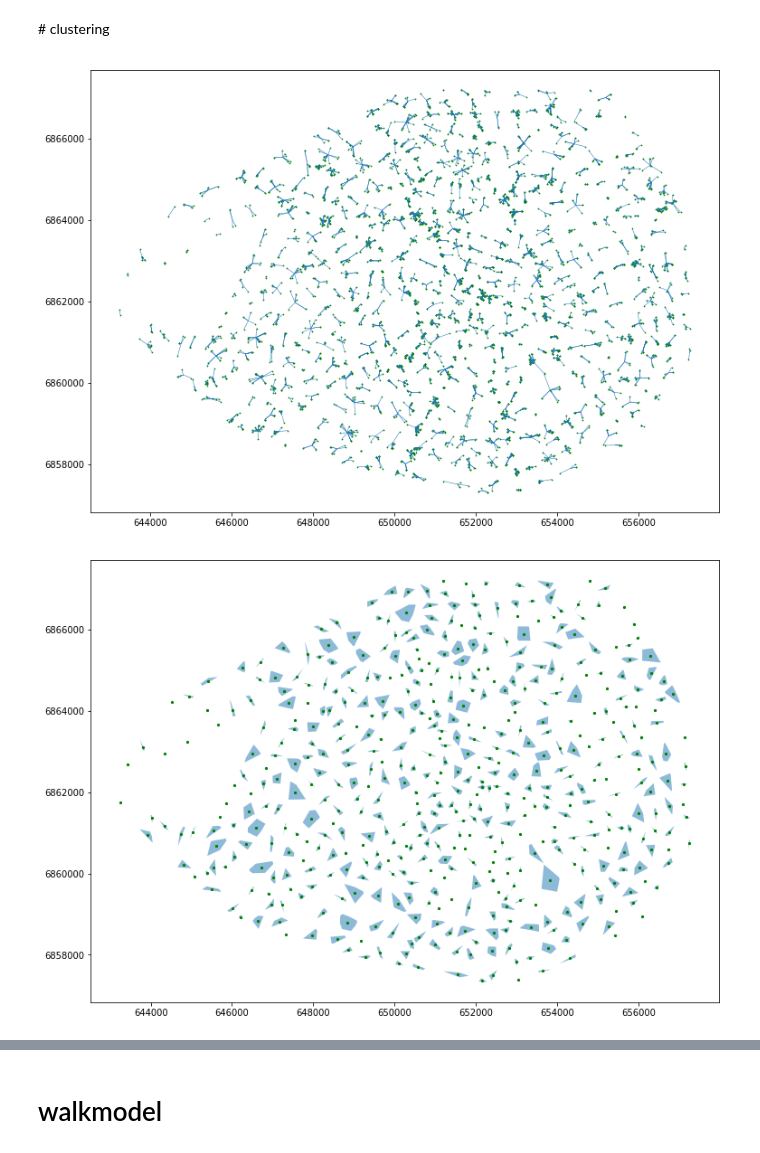
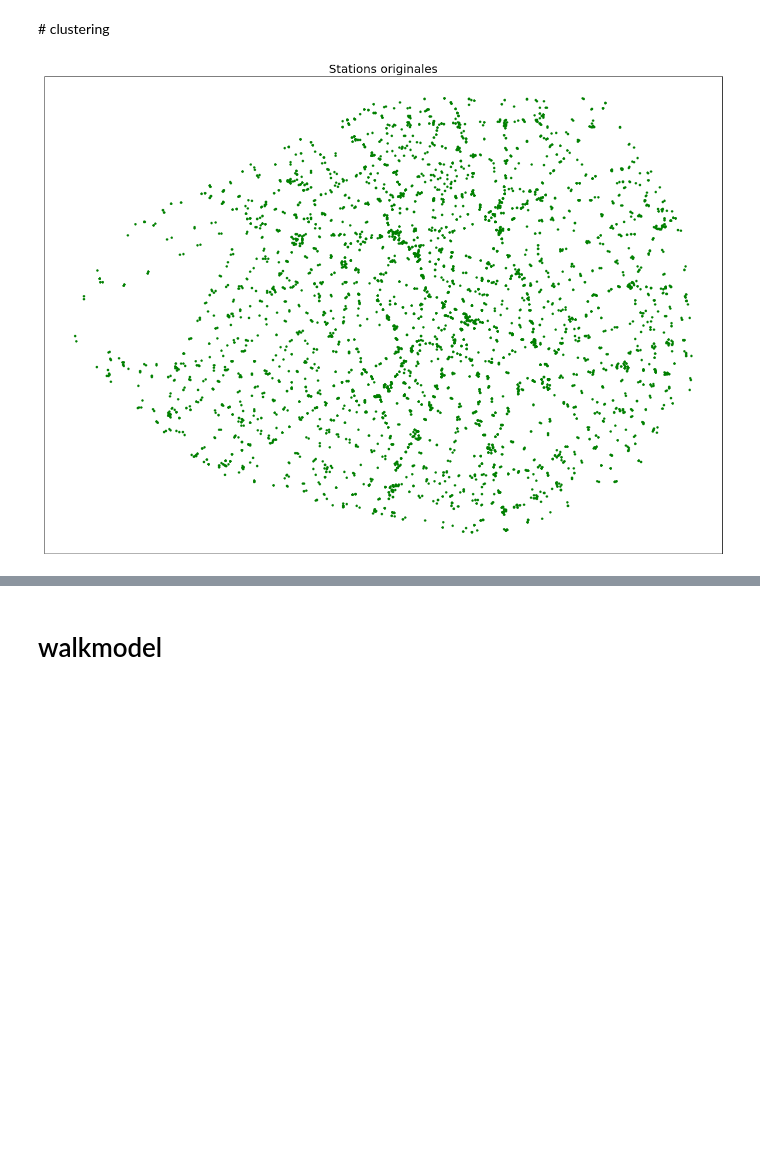
Before and after one commit to qchasserieau/paris, a Jupyter notebook: notebooks/preparation/70_walkmodel.ipynb, the cells around one changed output, grey strips where cells are left out. Drawn from its saved outputs; the diff is of its cells as text; code cells hidden in the pictures; blank space fills up the shorter version.

Commit message:
add french plots in example

```diff
--- a/notebooks/preparation/70_walkmodel.ipynb
+++ b/notebooks/preparation/70_walkmodel.ipynb
@@ -17,8 +17,9 @@ sm.preparation_clusterize_nodes(500)
-# %%
-plot = sm.plot('node_parenthood', linewidth=0.5,
-               ax=sm.plot('disaggregated_nodes', figsize=[16, 9], markersize=0.5, color='green'))
-plot = sm.plot('nodes', color='green', markersize=5,
-               ax=sm.plot('node_clusters', figsize=[16, 9], alpha=0.5))
-# %% [output]
-[figure, removed]
-[figure, removed]
+# %%
+plot = sm.plot('disaggregated_nodes', figsize=[25, 15], markersize=10, color='green')
+plot.set_xticks([])
+plot.set_yticks([])
+plot.set_title("Stations originales", fontsize=20)
+fig = plot.get_figure()
+fig.savefig('nodes_a.png')
+# %% [output]
+[figure, added]
```
Also changed, not shown: parts of 9 cells of this notebook, 38 other files.
